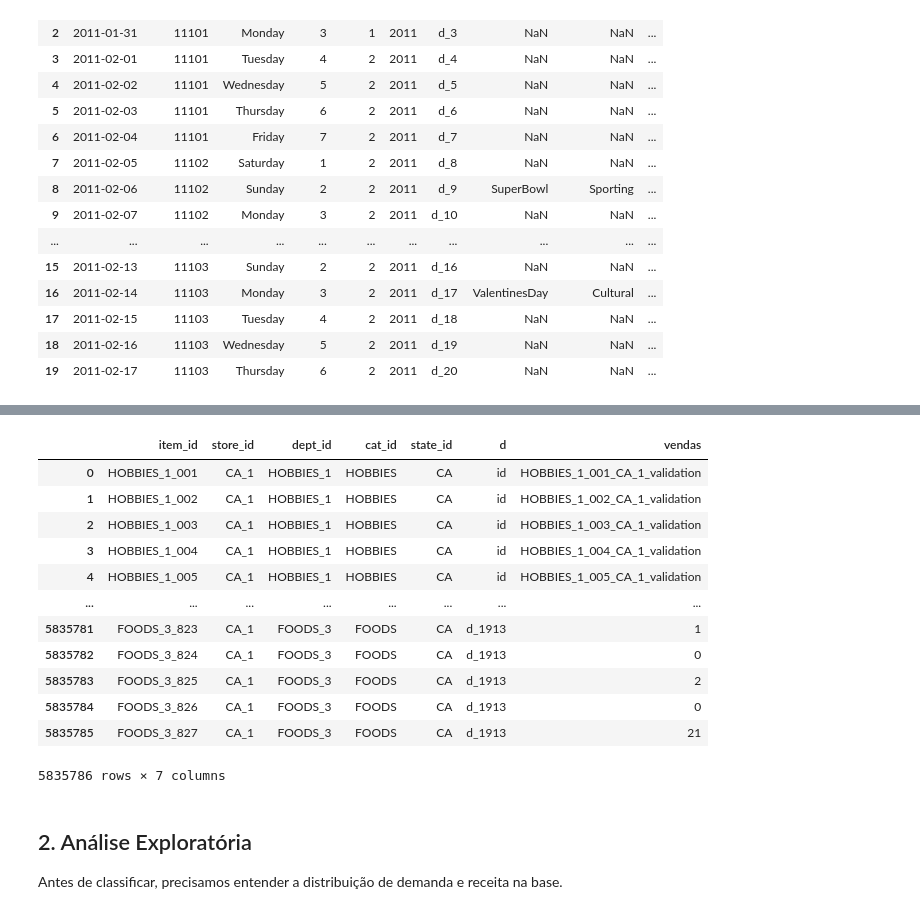
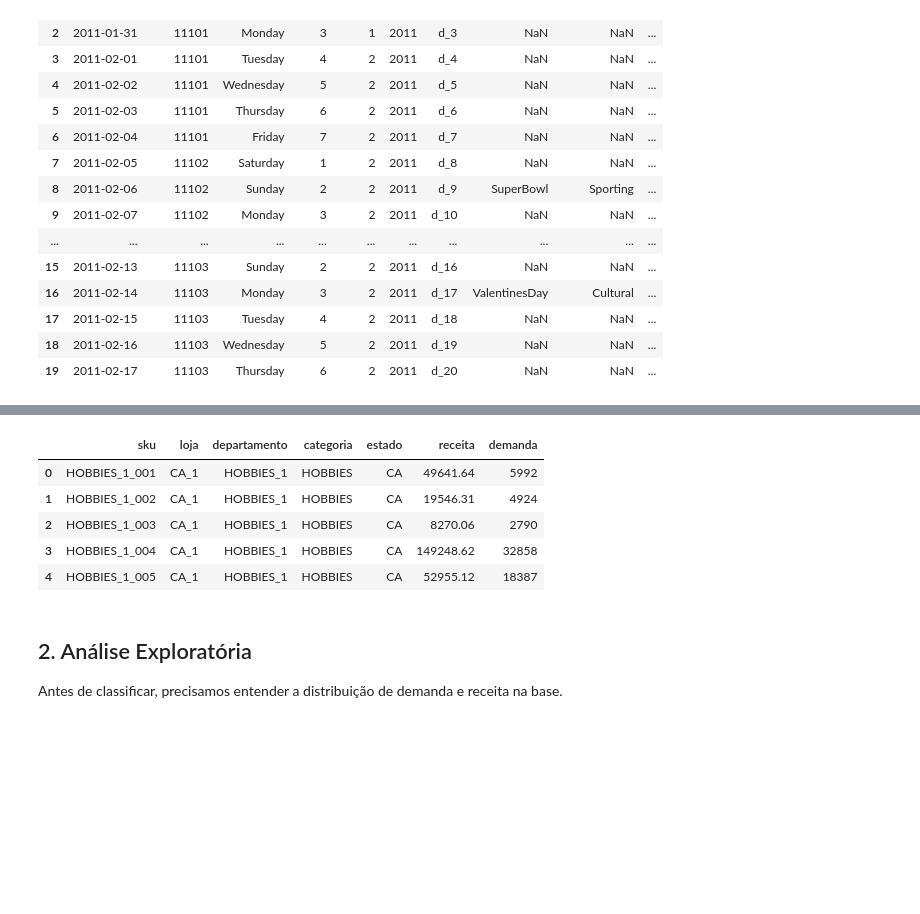
Before and after one commit to petrugeral/Real_world_DS_Stock, a Jupyter notebook: ep01_notebook.ipynb, the cells around one changed output, grey strips where cells are left out. Saved outputs shown, nothing was run; the diff lists cells and outputs as text; code cells hidden in the pictures; blank space fills up the shorter version.

```diff
--- a/ep01_notebook.ipynb
+++ b/ep01_notebook.ipynb
@@ -144,16 +180,0 @@ sales_long = sales_sample.melt(
-# %%
-sales_long
-# %% [output]
-|  | item_id | store_id | dept_id | cat_id | state_id | d | vendas |
-| 0 | HOBBIES_1_001 | CA_1 | HOBBIES_1 | HOBBIES | CA | id | HOBBIES_1_001_CA_1_validation |
-| 1 | HOBBIES_1_002 | CA_1 | HOBBIES_1 | HOBBIES | CA | id | HOBBIES_1_002_CA_1_validation |
-| 2 | HOBBIES_1_003 | CA_1 | HOBBIES_1 | HOBBIES | CA | id | HOBBIES_1_003_CA_1_validation |
-| 3 | HOBBIES_1_004 | CA_1 | HOBBIES_1 | HOBBIES | CA | id | HOBBIES_1_004_CA_1_validation |
-| 4 | HOBBIES_1_005 | CA_1 | HOBBIES_1 | HOBBIES | CA | id | HOBBIES_1_005_CA_1_validation |
-| ... | ... | ... | ... | ... | ... | ... | ... |
-| 5835781 | FOODS_3_823 | CA_1 | FOODS_3 | FOODS | CA | d_1913 | 1 |
-| 5835782 | FOODS_3_824 | CA_1 | FOODS_3 | FOODS | CA | d_1913 | 0 |
-| 5835783 | FOODS_3_825 | CA_1 | FOODS_3 | FOODS | CA | d_1913 | 2 |
-| 5835784 | FOODS_3_826 | CA_1 | FOODS_3 | FOODS | CA | d_1913 | 0 |
-| 5835785 | FOODS_3_827 | CA_1 | FOODS_3 | FOODS | CA | d_1913 | 21 |
-5835786 rows × 7 columns
@@ -183,3 +190,12 @@ resumo = sales_long.groupby('item_id').agg(
+# %%
+df_total_sales.head()
+# %% [output]
+|  | sku | loja | departamento | categoria | estado | receita | demanda |
+| 0 | HOBBIES_1_001 | CA_1 | HOBBIES_1 | HOBBIES | CA | 49641.64 | 5992 |
+| 1 | HOBBIES_1_002 | CA_1 | HOBBIES_1 | HOBBIES | CA | 19546.31 | 4924 |
+| 2 | HOBBIES_1_003 | CA_1 | HOBBIES_1 | HOBBIES | CA | 8270.06 | 2790 |
+| 3 | HOBBIES_1_004 | CA_1 | HOBBIES_1 | HOBBIES | CA | 149248.62 | 32858 |
+| 4 | HOBBIES_1_005 | CA_1 | HOBBIES_1 | HOBBIES | CA | 52955.12 | 18387 |
 # %% [markdown]
 ## 2. Análise Exploratória
 
```
Also changed, not shown: parts of 26 cells of this notebook, 4 other files.
